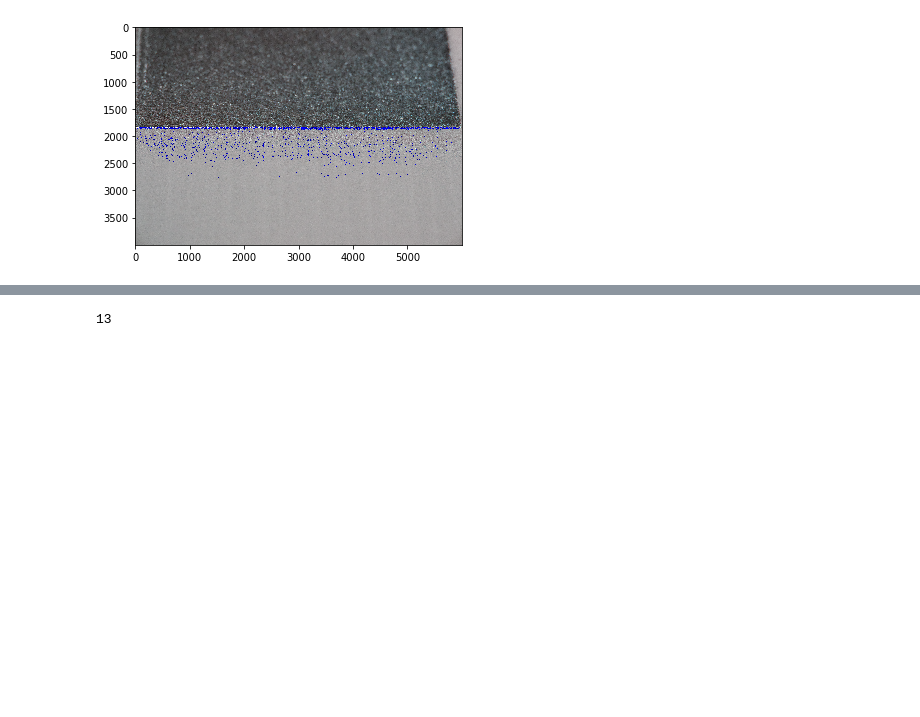
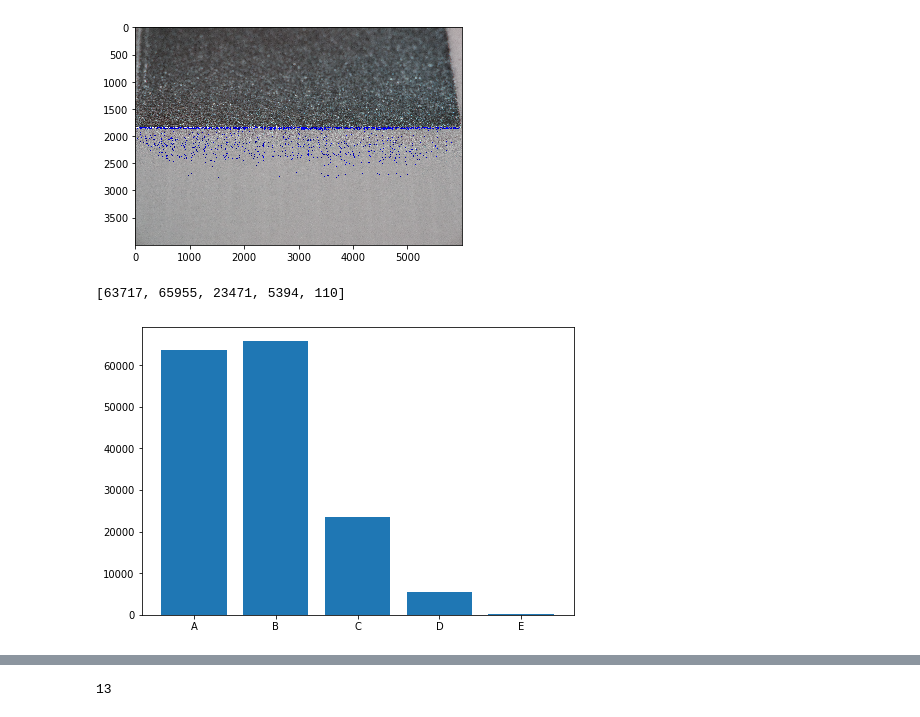
Before and after one commit to castrolin/image_proces, a Jupyter notebook: Combine_Figure.ipynb, the cells around one changed output, grey strips where cells are left out. Cells and saved outputs as stored; diff of their text form; code cells hidden in the pictures; blank space fills up the shorter version.

Commit message:
add staticsitical figure

```diff
--- a/Combine_Figure.ipynb
+++ b/Combine_Figure.ipynb
@@ -191,3 +191,26 @@ plt.imshow(image_final)
 plt.show()
 # %% [output]
 [figure]
+# %%
+rr = []
+fig = plt.figure()
+ax = fig.add_axes([0,0,1,1])
+region=['A','B','C','D','E']
+s=0
+for u in np.arange(2000,3200):
+    n=0
+    for v in np.arange(0,result_copy.shape[1]):
+        if result_copy[u,v,2] != 0:
+            n=n+1
+    uu = u%200
+    if uu != 0  :
+        s = s+n
+    elif u!=2000 and uu==0:
+        rr.append(s)
+        s=0
+print(rr)
+ax.bar(region,rr)
+plt.show()
+# %% [output]
+[63717, 65955, 23471, 5394, 110]
+[figure, added]
```
Also changed, not shown: parts of 1 cell of this notebook, 1 other file.
